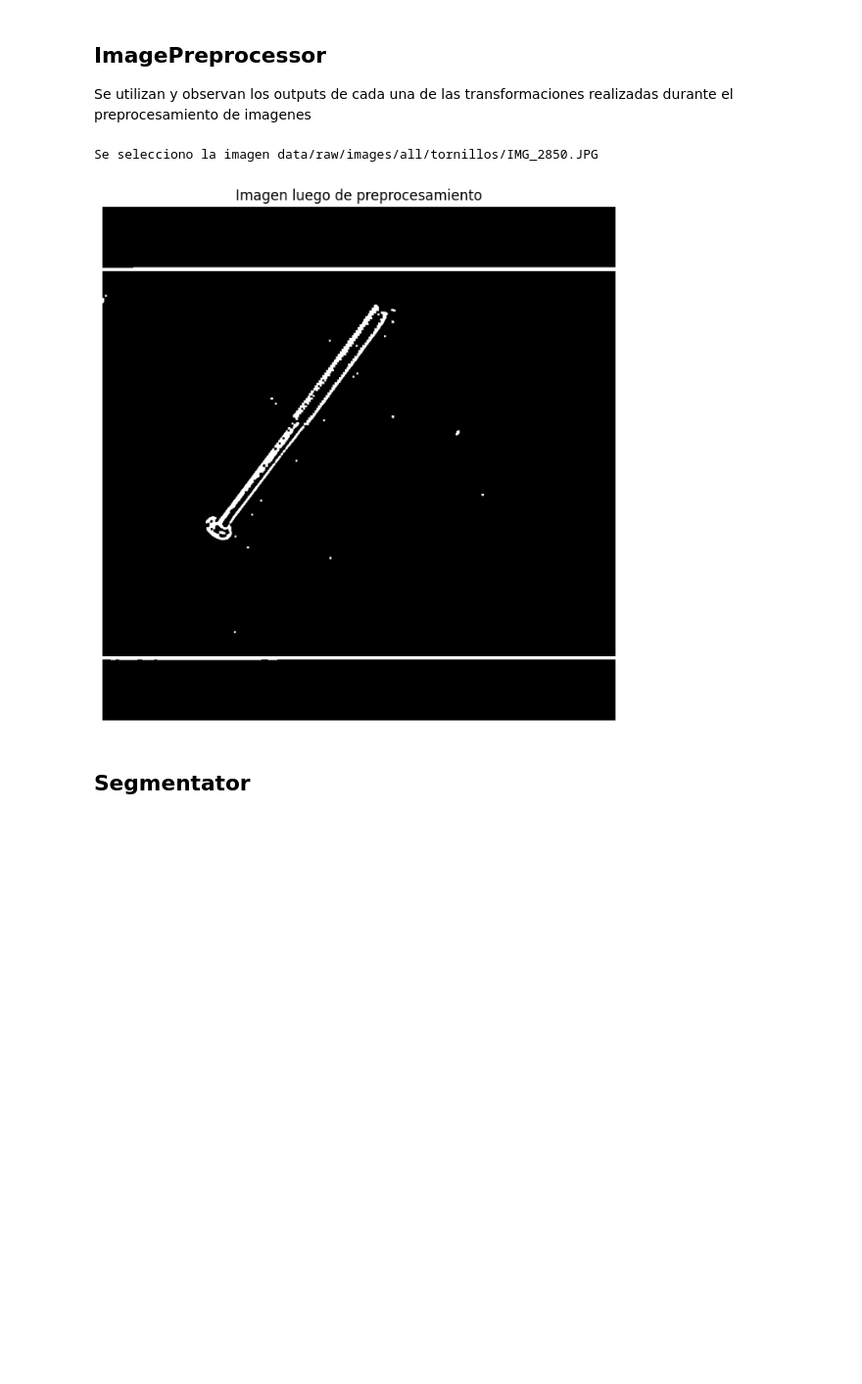
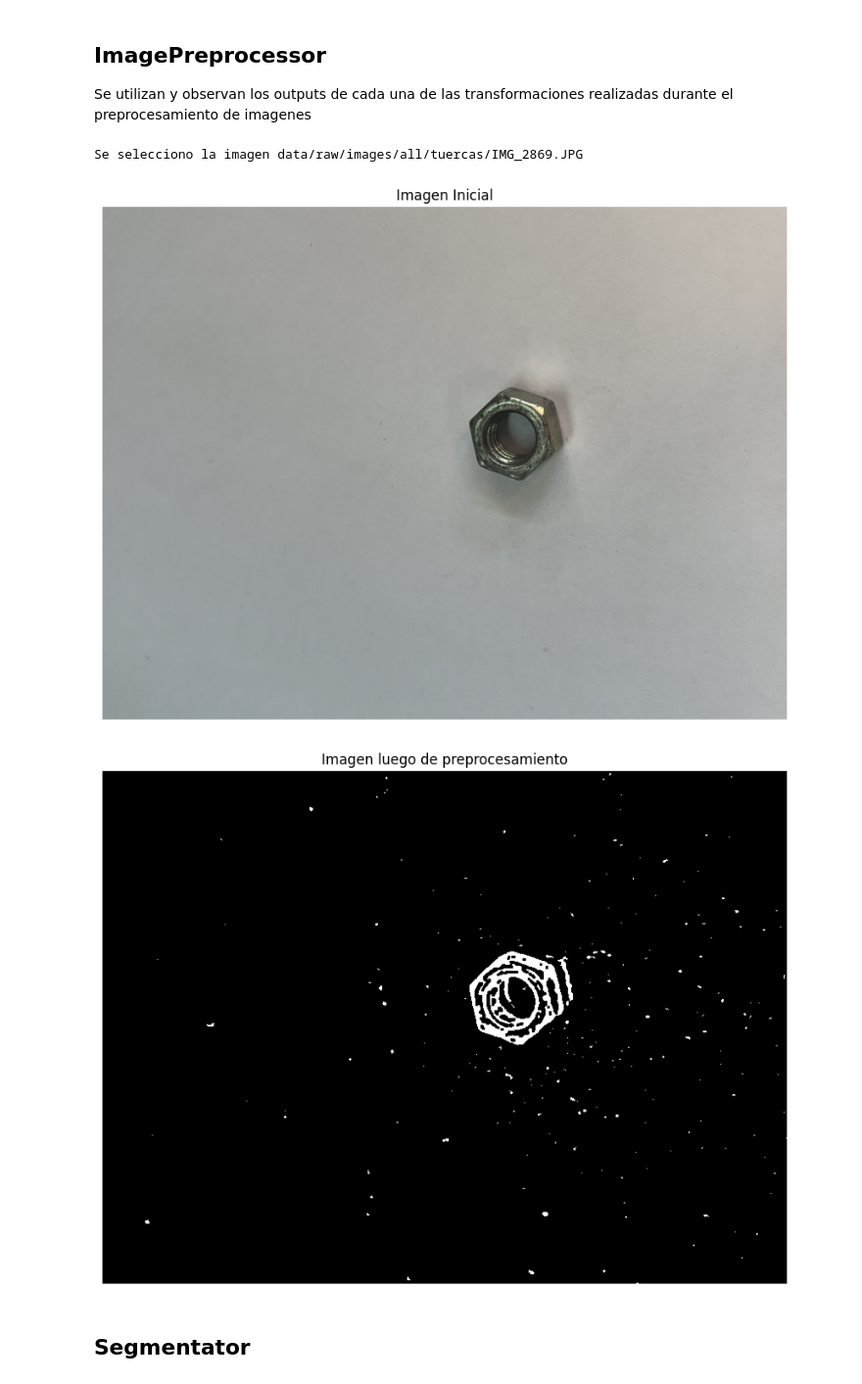
Before and after one commit to germanricco/trabajo-final-IA1, a Jupyter notebook: Pruebas.ipynb, the cells around one changed output. Shown at 98% size. Drawn from its saved outputs; the diff is of its cells as text; code cells hidden in the pictures; blank space fills up the shorter version.

Commit message:
Tunning de ImagePreprocessor y se mejora filtro de mascaras en Segmentator

```diff
--- a/Pruebas.ipynb
+++ b/Pruebas.ipynb
@@ -152,35 +152,41 @@ Se utilizan y observan los outputs de cada una de las transformaciones realizada
 # %%
 # Agrego Path de ImagePreprocesor
 
-procesador_imagenes = ImagePreprocessor(target_size=(800,800))
+procesador_imagenes = ImagePreprocessor(target_size=(800,600),
+                                        blur_kernel_size=(7,7),
+                                        binarization_block_size=13,
+                                        binarization_C=2,
+                                        open_kernel_size=(3,3),
+                                        close_kernel_size=(3,3))
 
 #! 1. Eligo una imagen aleatoria
-path_image, image = get_random_image("tornillos", seed=31233)
+path_image, image = get_random_image("tuercas", seed = 7)
 print(f"Se selecciono la imagen {path_image}")
-#plot_image(image, title="Imagen Inicial")
+plot_image(image, title="Imagen Inicial")
 
 #! Paso a paso de las transformaciones realizadas
 #gray_image = procesador_imagenes._convert_to_grayscale(image)
 #plot_image(gray_image, title="Imagen en escala de grises")
 
 #standard_size_image = procesador_imagenes._standardize_size(gray_image)
 #plot_image(standard_size_image, title="Imagen con tamaño estandarizado")
 
 #blurred_image = procesador_imagenes._apply_gaussian_blur(standard_size_image, kernel_size=(5,5))
 #plot_image(blurred_image, title="Imagen luego de suavizado")
 
 #binarize_image = procesador_imagenes._apply_adaptive_binarization(blurred_image)
 #plot_image(binarize_image, title="Imagen Binarizada")
 
 #imagen_suavizada = procesador_imagenes._clean_binarization(binarize_image)
 #plot_image(imagen_suavizada, title = """Imagen luego de suavizado""")
 
 #! Todo de una
 binary_image = procesador_imagenes.process(image)
 plot_image(binary_image, title="Imagen luego de preprocesamiento")
 # %% [output]
-Se selecciono la imagen data/raw/images/all/tornillos/IMG_2850.JPG
+Se selecciono la imagen data/raw/images/all/tuercas/IMG_2869.JPG
-[figure, old version]
+[figure, new version]
+[figure, added]
 # %% [markdown]
 ## Segmentator
 # %%
```
Also changed, not shown: parts of 5 cells of this notebook, 2 other files.
